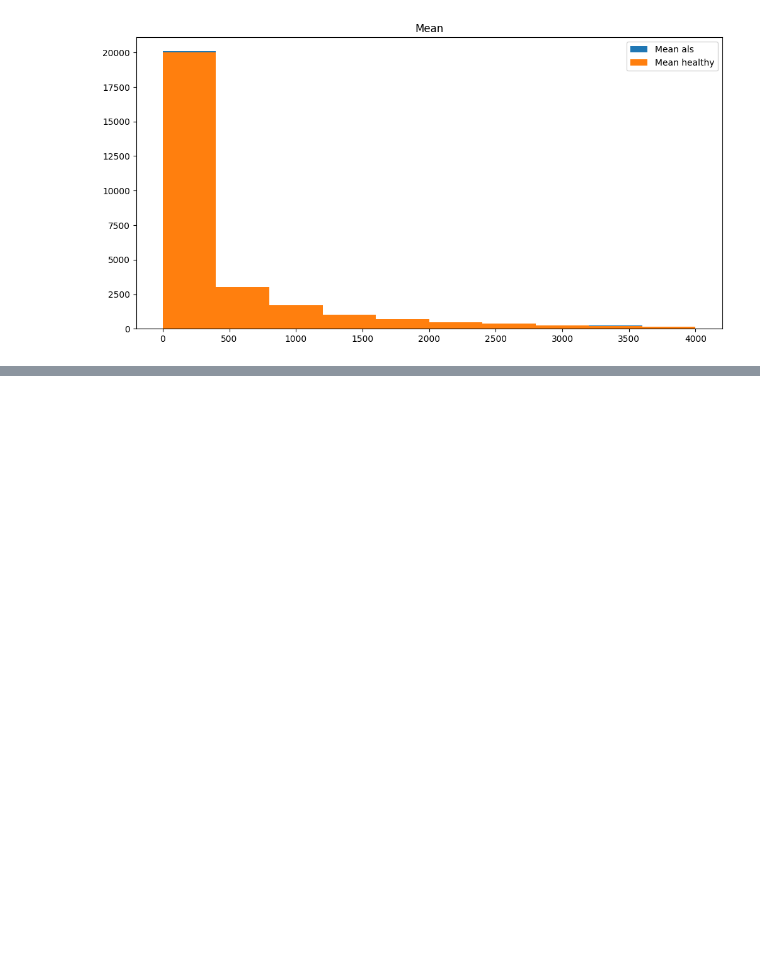
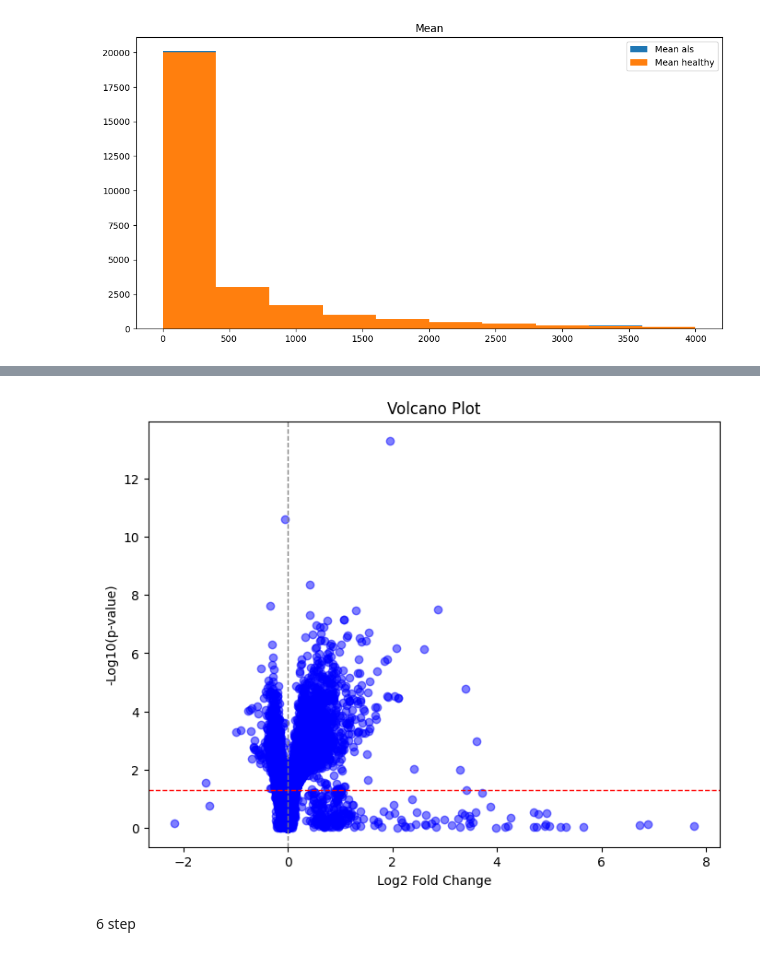
Before and after one commit to demic-dev/als-biomarker-identification-project, a Jupyter notebook: Report.ipynb, the cells around one changed output, grey strips where cells are left out. Cells and saved outputs as stored; diff of their text form; code cells hidden in the pictures; blank space fills up the shorter version.

Commit message:
5 and 6 steps are added, the final top 100 is created

```diff
--- a/Report.ipynb
+++ b/Report.ipynb
@@ -521,0 +813,3 @@ TypeError: __init__() got an unexpected keyword argument 'countData'
+# %%
+sorted_df.set_index('gene', inplace=True)
+sorted_df
@@ -521,0 +831,14 @@ TypeError: __init__() got an unexpected keyword argument 'countData'
+# %%
+# Volcano plot
+plt.figure(figsize=(8, 6))
+plt.scatter(sorted_df['log2FoldChange'], -np.log10(sorted_df['pvalue']), color='blue', alpha=0.5)
+plt.xlabel('Log2 Fold Change')
+plt.ylabel('-Log10(p-value)')
+plt.title('Volcano Plot')
+plt.axhline(-np.log10(0.05), color='red', linestyle='--', linewidth=1)  # significance threshold
+plt.axvline(0, color='gray', linestyle='--', linewidth=1)  # no fold change
+plt.show()
+# %% [output]
+[figure, added]
+# %% [markdown]
+6 step
```
Also changed, not shown: parts of 52 cells of this notebook, 4 other files.
